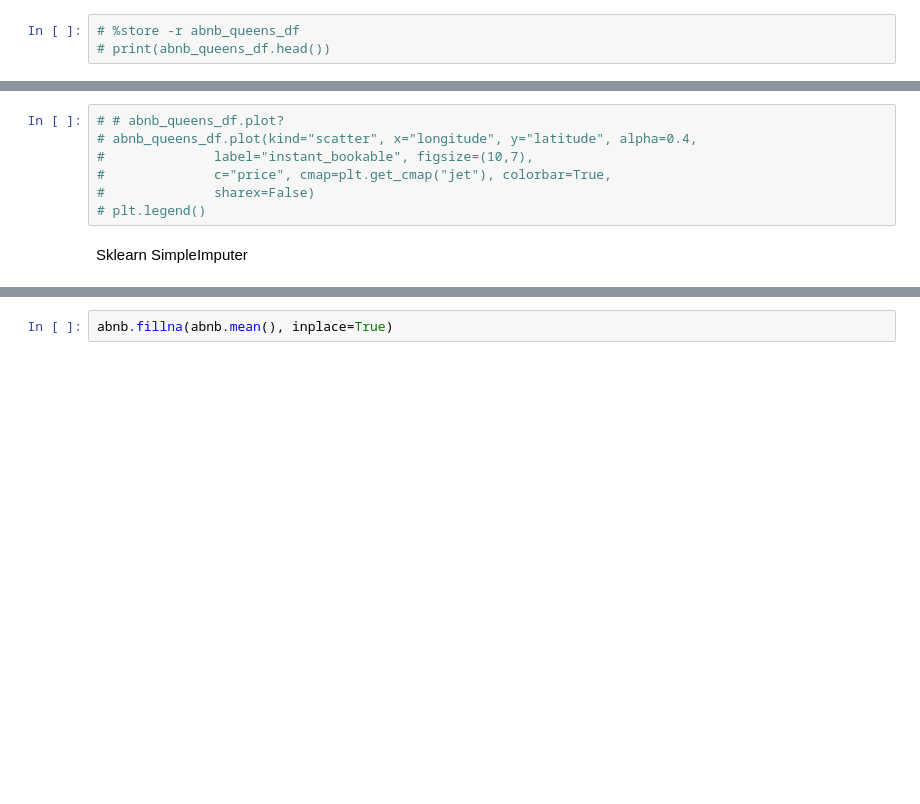
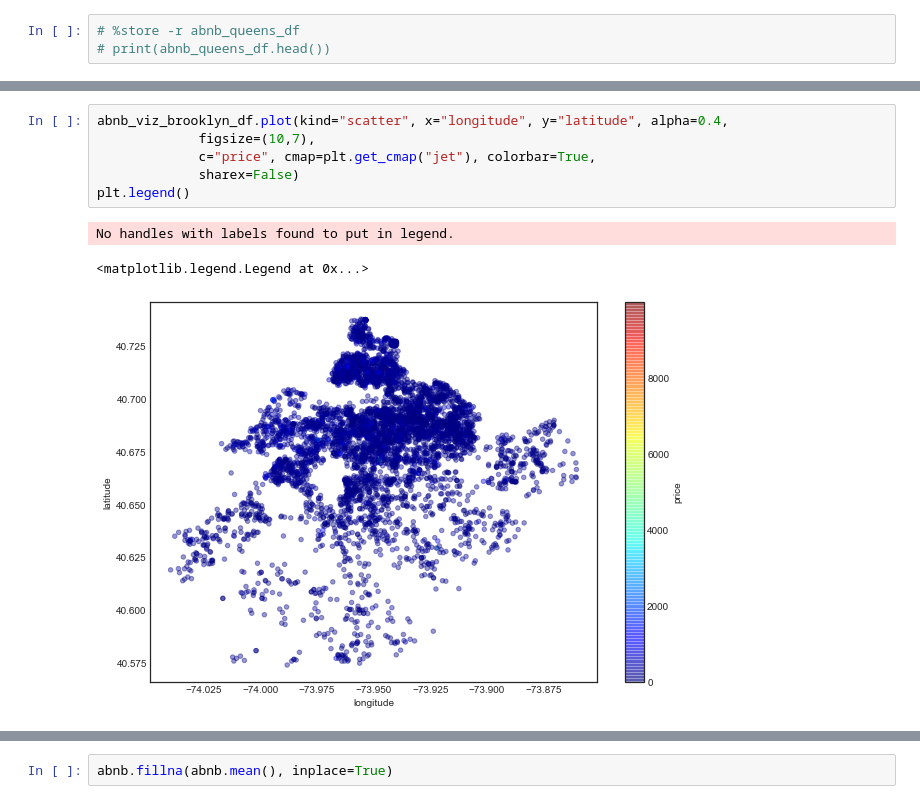
Before and after one commit to Lupercio421/STAT-724, a Jupyter notebook: Final_Project/Linear_Regression.ipynb, the cells around one changed output, grey strips where cells are left out. Saved outputs shown, nothing was run; the diff lists cells and outputs as text; blank space fills up the shorter version.

```diff
--- a/Final_Project/Linear_Regression.ipynb
+++ b/Final_Project/Linear_Regression.ipynb
@@ -49,9 +100,10 @@ len(abnb)
 # %%
-# # abnb_queens_df.plot?
-# abnb_queens_df.plot(kind="scatter", x="longitude", y="latitude", alpha=0.4,
-#              label="instant_bookable", figsize=(10,7),
-#              c="price", cmap=plt.get_cmap("jet"), colorbar=True,
-#              sharex=False)
-# plt.legend()
+abnb_viz_brooklyn_df.plot(kind="scatter", x="longitude", y="latitude", alpha=0.4,
+             figsize=(10,7),
+             c="price", cmap=plt.get_cmap("jet"), colorbar=True,
+             sharex=False)
+plt.legend()
+# %% [output]
+No handles with labels found to put in legend.
+<matplotlib.legend.Legend at 0x...>
+[figure, added]
-# %% [markdown]
-Sklearn SimpleImputer
```
Also changed, not shown: parts of 14 cells of this notebook, 5 other files.
